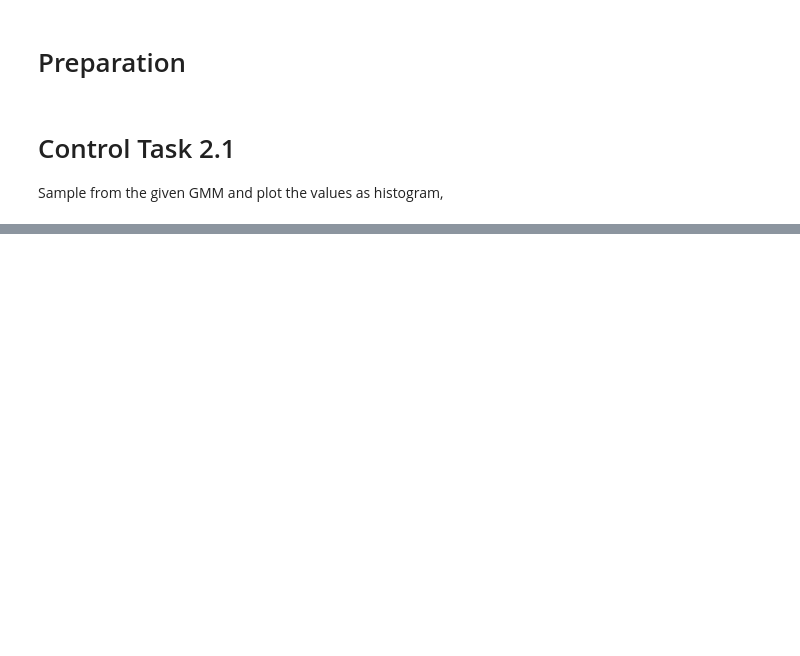
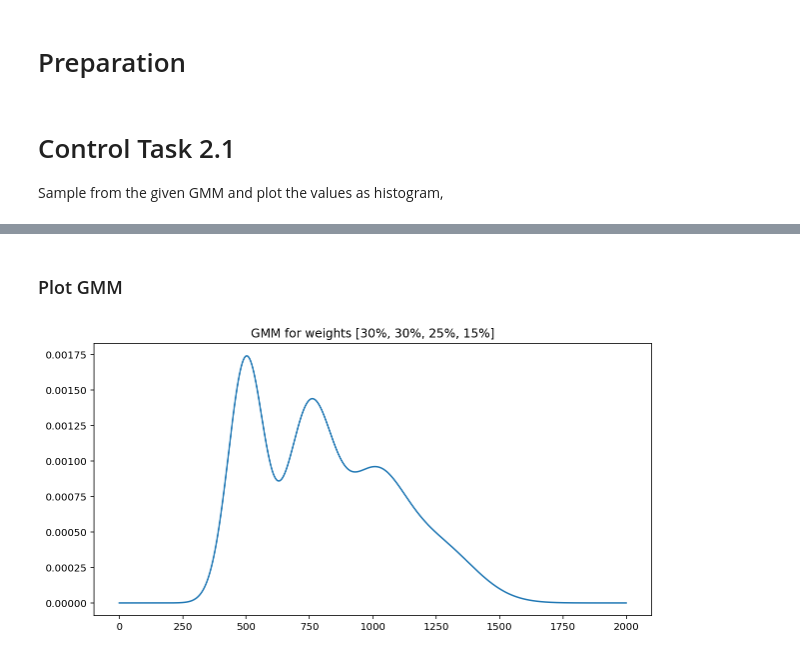
Before and after one commit to jgoerner/advanced-statistics, a Jupyter notebook: statistics/notebooks/Readingguide-2.ipynb, the cells around one changed output, grey strips where cells are left out. Drawn from its saved outputs; the diff is of its cells as text; code cells hidden in the pictures; blank space fills up the shorter version.

```diff
--- a/statistics/notebooks/Readingguide-2.ipynb
+++ b/statistics/notebooks/Readingguide-2.ipynb
@@ -46,0 +81,16 @@ plt.savefig("./results/2-01-gmm-sample.png")
+# %% [markdown]
+### Plot GMM
+# %%
+# %load src/2-02-3-appartments-gmm.py
+# Prepare the mixture
+pis = [.3, .3, .25, .15]
+PDF = np.zeros_like(x, dtype="float64")
+for pi, n in zip(pis, N):
+    PDF += pi * n.pdf(x)
+
+# Evaluate
+plt.plot(x, PDF)
+plt.title("GMM for weights [30%, 30%, 25%, 15%]")
+plt.savefig("./results/2-02-2-mixed-distributions.png")
+# %% [output]
+[figure, added]
```
Also changed, not shown: parts of 9 cells of this notebook, 9 other files.
